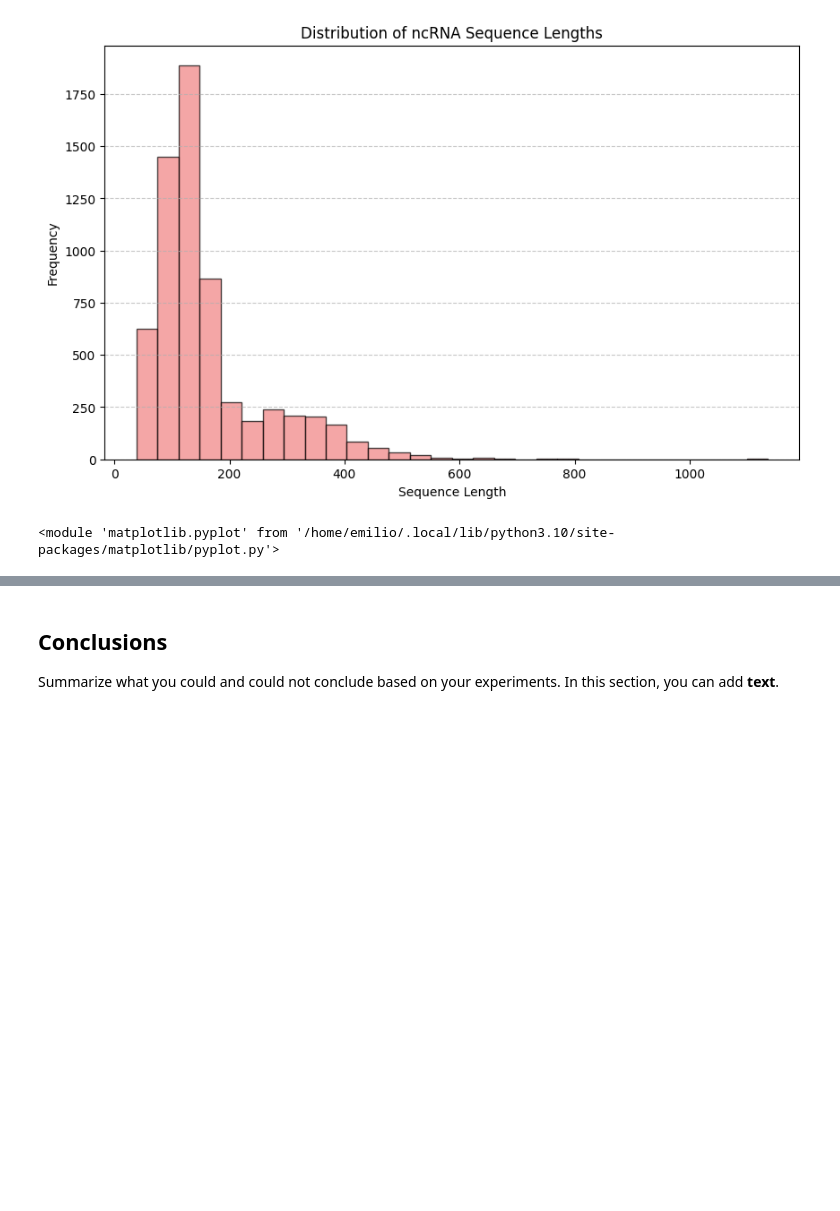
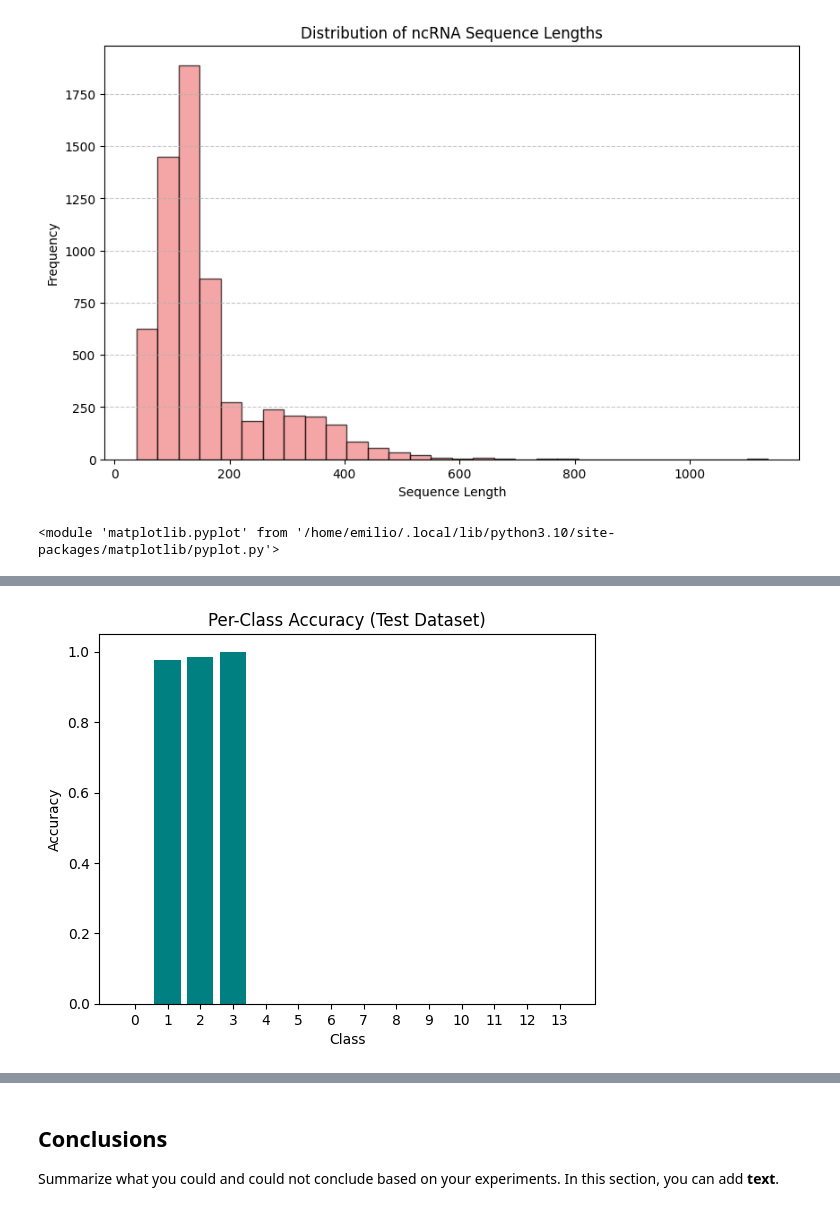
Before and after one commit to devantmarie/comp6841final, a Jupyter notebook: Project_emilio_vello.ipynb, the cells around one changed output, grey strips where cells are left out. Saved outputs shown, nothing was run; the diff lists cells and outputs as text; code cells hidden in the pictures; blank space fills up the shorter version.

```diff
--- a/Project_emilio_vello.ipynb
+++ b/Project_emilio_vello.ipynb
@@ -149,3 +161,7 @@ Final Test Class Accuracy:  [0, 0.987, 0.959, 1.0, 0, 0, 0, 0, 0, 0, 0, 0, 0, 0]
+# %%
+rclass.accuracy_x_class_plot()
+# %% [output]
+[figure, added]
 # %%
 #Overfitting test with a simple MLP model and 1500 samples. I started with 30
 
```
Also changed, not shown: parts of 8 cells of this notebook, 1 other file.
